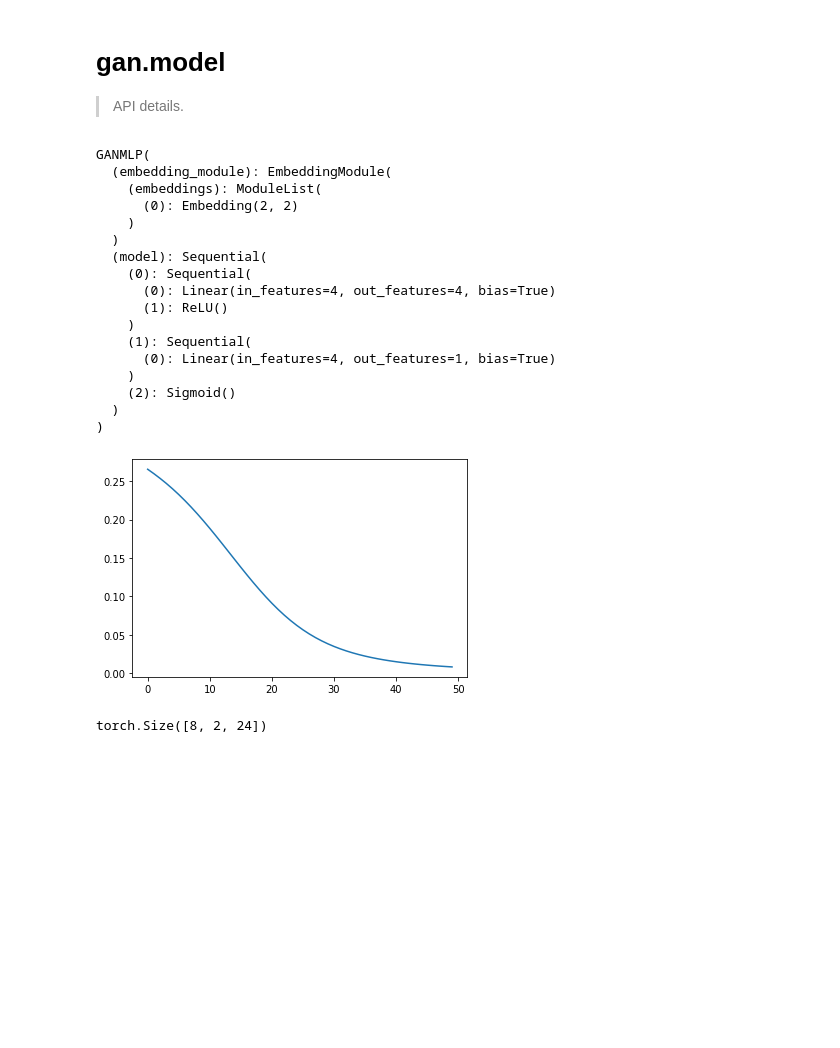
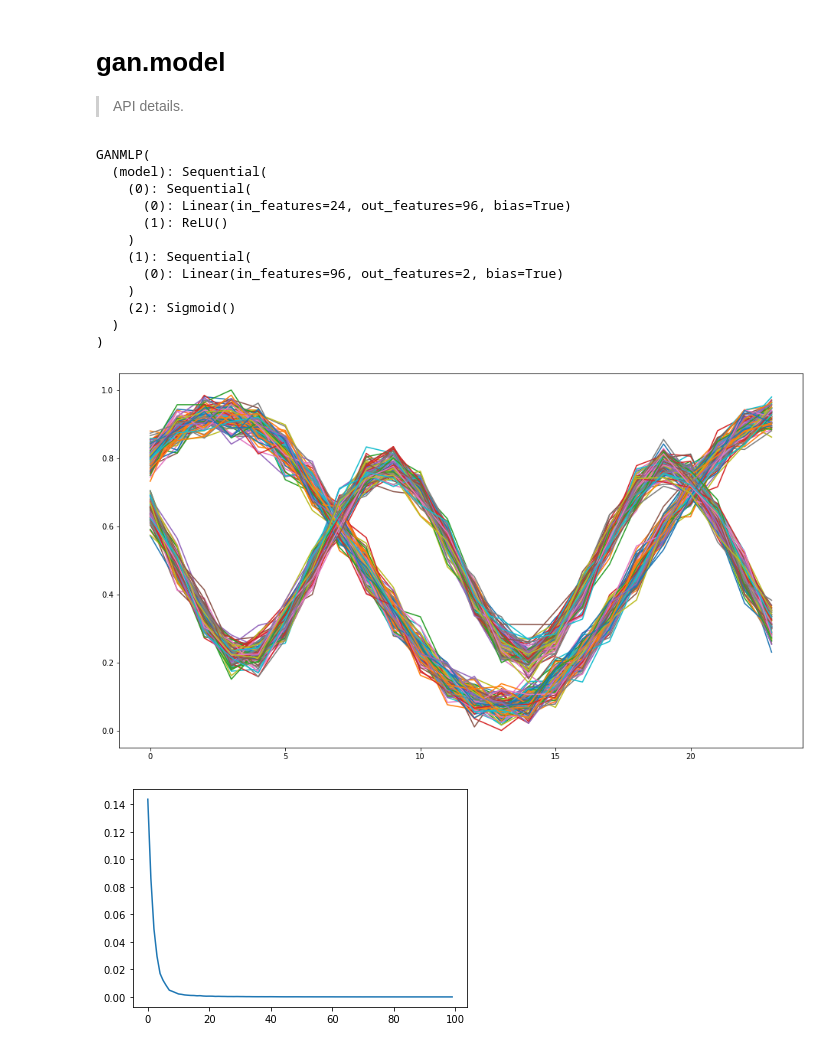
Before and after one commit to scribbler00/fastrenewables, a Jupyter notebook: nbs/10_gan.model.ipynb, the cells around one changed output. Cells and saved outputs as stored; diff of their text form; code cells hidden in the pictures; blank space fills up the shorter version.

Commit message:
refactoring of mlp models

```diff
--- a/nbs/10_gan.model.ipynb
+++ b/nbs/10_gan.model.ipynb
@@ -22,8 +22,13 @@ from fastrenewables.tabular.model import EmbeddingModule
 # %%
 # hide
 
+n_samples = 100
+n_classes = 2
+n_features = 1
+len_ts = 24
+
 n_z = 10
-n_in = 2
+n_in = n_features
 n_hidden = 4
 epochs = 100
 # %%
@@ -57,7 +62,7 @@ def LinBnAct(si, so, use_bn, act_cls):
 # export
 
 class GANMLP(torch.nn.Module):
-    def __init__(self, ann_structure, bn_cont=False, act_fct=torch.nn.ReLU, final_act_fct=nn.Sigmoid, embedding_module=None, transpose=False):
+    def __init__(self, ann_structure, len_ts=1, bn_cont=False, act_fct=torch.nn.ReLU, final_act_fct=nn.Sigmoid, embedding_module=None, transpose=False):
         super(GANMLP, self).__init__()
 
         n_cont = ann_structure[0]
@@ -77,7 +82,7 @@ class GANMLP(torch.nn.Module):
                 cur_act_fct = None
                 cur_use_bn = False
 
-            layer = LinBnAct(ann_structure[idx-1], ann_structure[idx], cur_use_bn , cur_act_fct)
+            layer = LinBnAct(ann_structure[idx-1]*len_ts, ann_structure[idx]*len_ts, cur_use_bn, cur_act_fct)
             layers.append(layer)
         if final_act_fct is not None:
             layers.append(final_act_fct())
@@ -94,48 +99,46 @@ class GANMLP(torch.nn.Module):
 # hide
 
 emb = EmbeddingModule([n_in])
-model = GANMLP(ann_structure=[n_in, n_hidden, 1], embedding_module=emb)
+model = GANMLP(ann_structure=[n_in*len_ts, n_hidden*len_ts, 1*n_classes], embedding_module=None)
 print(model)
 opt = torch.optim.Adam(params=model.parameters())
 loss = torch.nn.MSELoss()
-data = DummyDataset(n_samples=100, n_cat_feats=n_in, n_cont_feats=n_in, n_targets=1, n_dim=2)
+data = SineDataset(n_samples, n_classes, n_features, len_ts)
+#data = DummyDataset(n_samples=100, n_cat_feats=n_in, n_cont_feats=n_in, n_targets=1, n_dim=2)
 dl = torch.utils.data.DataLoader(data, batch_size=8, shuffle=True, drop_last=True)
+plot_sine_samples(dl)
 
 errors = []
 
-for epoch in range(50):
+for epoch in range(epochs):
     for x_cat, x_cont, y in dl:
         opt.zero_grad()
         pred = model(x_cat.long(), x_cont)
         error = loss(pred, y)
         error.backward()
         opt.step()
     errors.append(error.item())
 
 assert(errors[0] > errors[-1])
 
 plt.figure()
 plt.plot(errors)
 plt.show()
 # %% [output]
 GANMLP(
-  (embedding_module): EmbeddingModule(
-    (embeddings): ModuleList(
-      (0): Embedding(2, 2)
-    )
-  )
   (model): Sequential(
     (0): Sequential(
-      (0): Linear(in_features=4, out_features=4, bias=True)
+      (0): Linear(in_features=24, out_features=96, bias=True)
       (1): ReLU()
     )
     (1): Sequential(
-      (0): Linear(in_features=4, out_features=1, bias=True)
+      (0): Linear(in_features=96, out_features=2, bias=True)
     )
     (2): Sigmoid()
   )
 )
-[figure, old version]
+[figure, new version]
+[figure, added]
 # %%
 # export
 
@@ -175,9 +178,3 @@ class GANCNN(torch.nn.Module):
-# %%
-x_tmp = torch.randn(8, 100)
-model = nn.Sequential(nn.Linear(100, 48), nn.Unflatten(1, (2, 24)))
-model(x_tmp).shape
-# %% [output]
-torch.Size([8, 2, 24])
 # %%
 # hide
 
```
Also changed, not shown: parts of 15 cells of this notebook, 6 other files.
